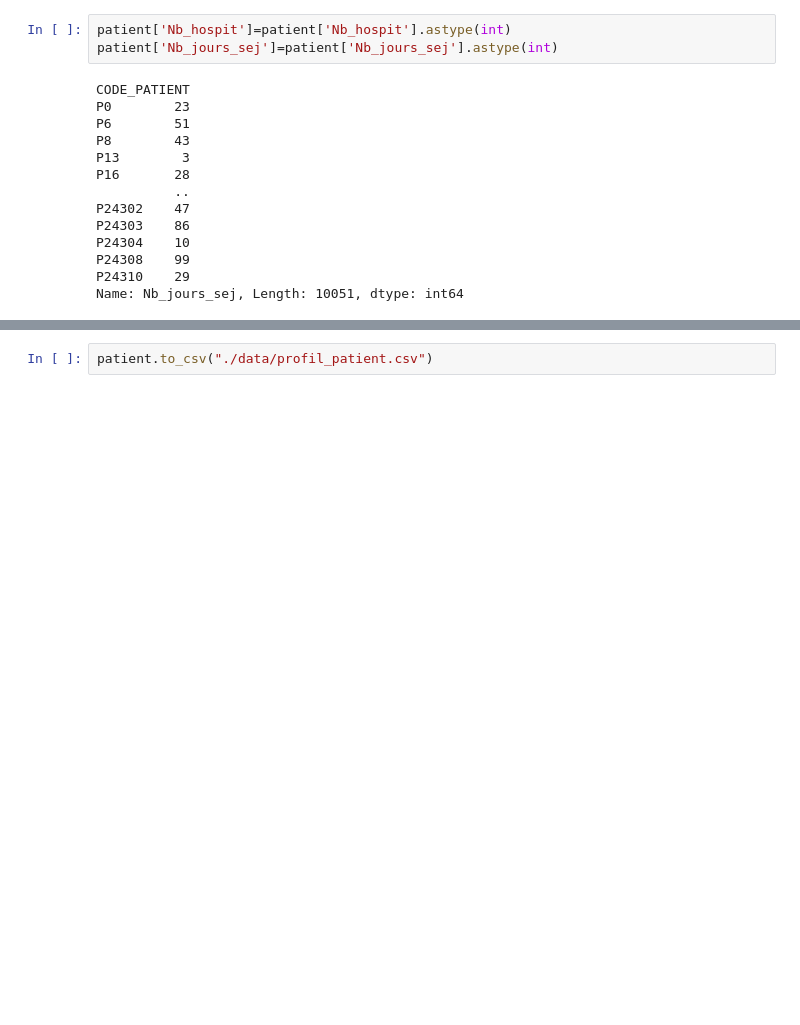
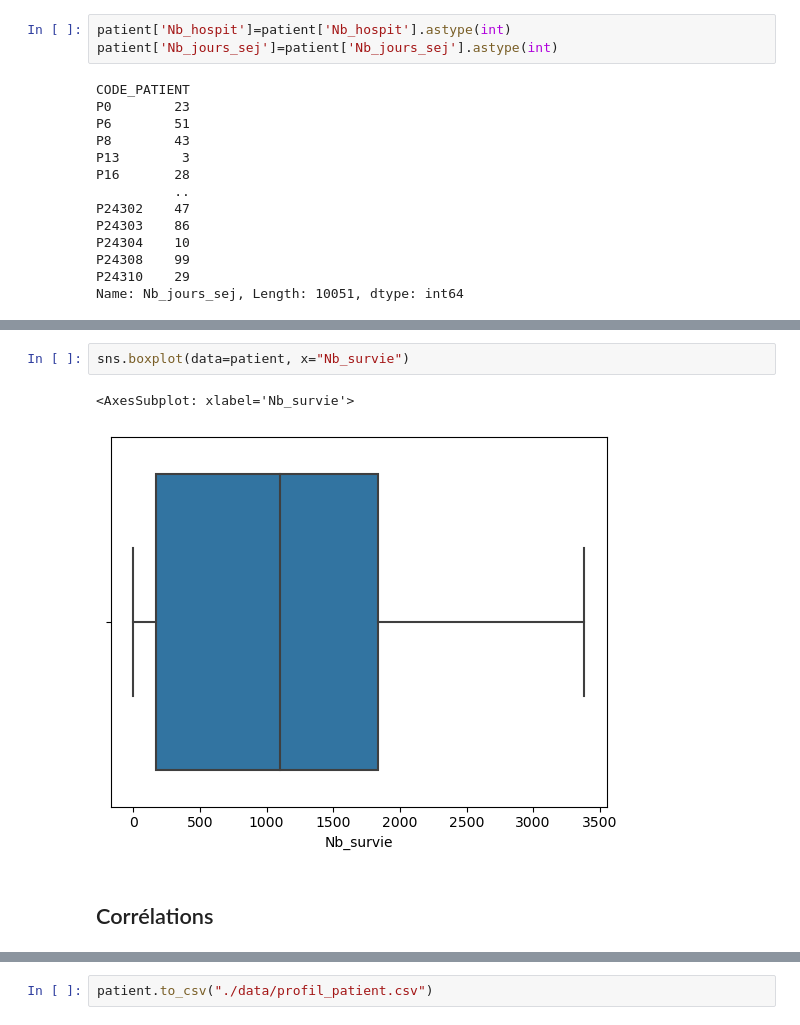
Before and after one commit to Kirscher/TextMining_Parcours_de_soin, a Jupyter notebook: EDA.ipynb, the cells around one changed output, grey strips where cells are left out. Cells and saved outputs as stored; diff of their text form; blank space fills up the shorter version.

```diff
--- a/EDA.ipynb
+++ b/EDA.ipynb
@@ -314,0 +332,7 @@ Name: Nb_jours_sej, Length: 10051, dtype: int64
+# %%
+sns.boxplot(data=patient, x="Nb_survie")
+# %% [output]
+<AxesSubplot: xlabel='Nb_survie'>
+[figure, added]
+# %% [markdown]
+## Corrélations
```
Also changed, not shown: parts of 28 cells of this notebook, 1 other file.
